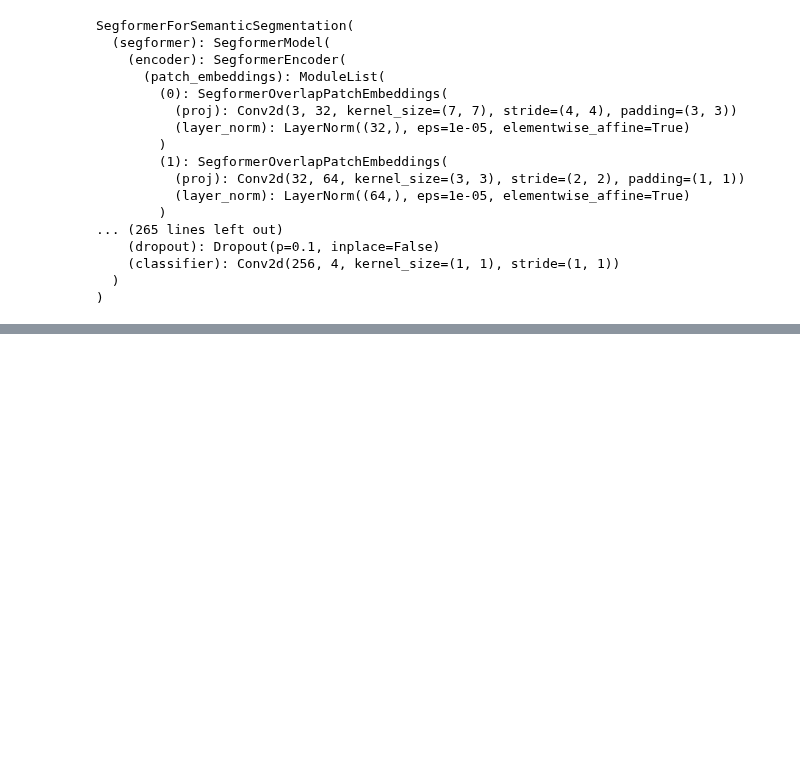
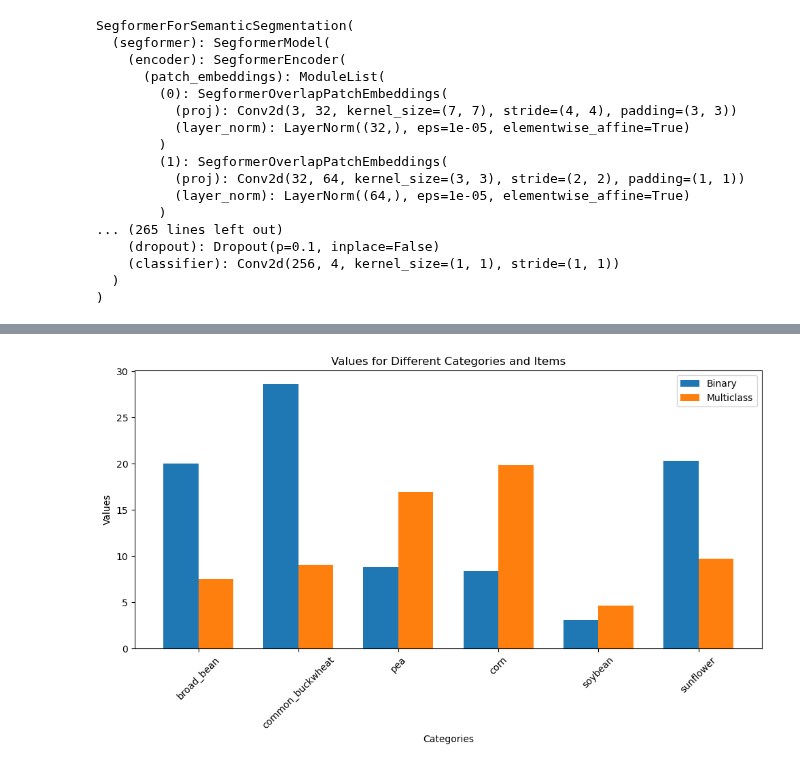
Before and after one commit to katekuian/master_thesis, a Jupyter notebook: notebooks/04_results.ipynb, the cells around one changed output, grey strips where cells are left out. Saved outputs shown, nothing was run; the diff lists cells and outputs as text; code cells hidden in the pictures; blank space fills up the shorter version.

```diff
--- a/notebooks/04_results.ipynb
+++ b/notebooks/04_results.ipynb
@@ -159,0 +222,4 @@ visualize_annotation(pred_seg)
+# %%
+plot_bar_chart(epochs)
+# %% [output]
+[figure, added]
```
Also changed, not shown: parts of 32 cells of this notebook.
